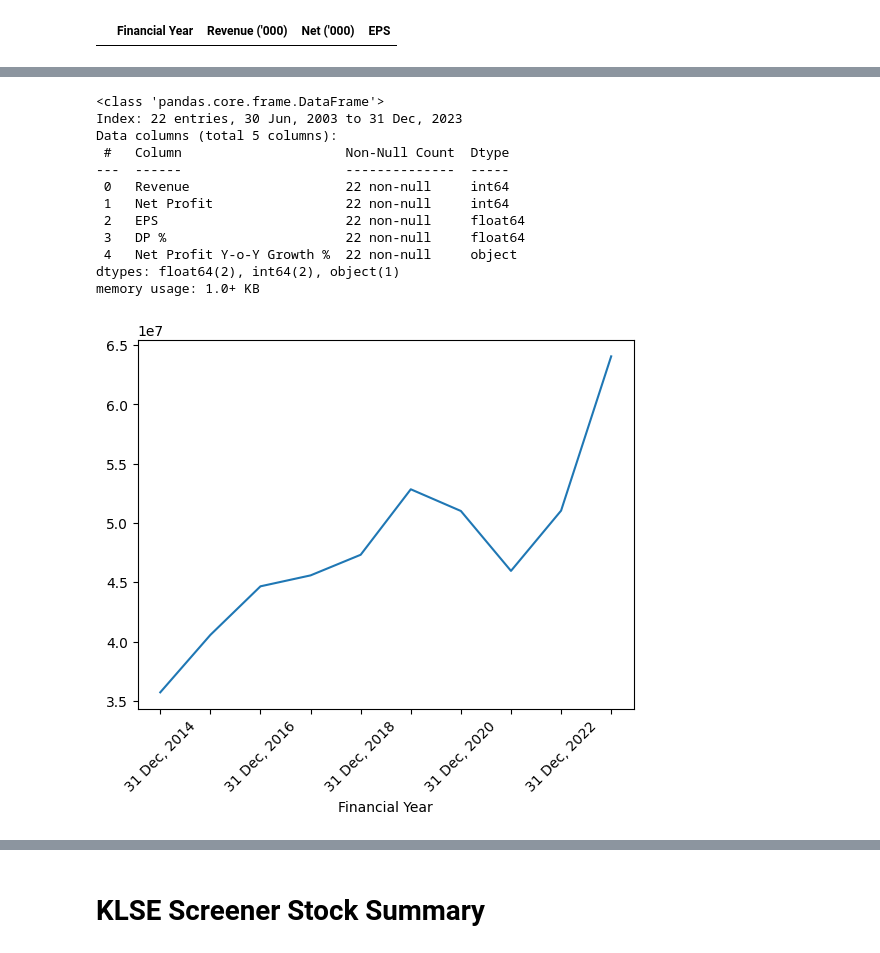
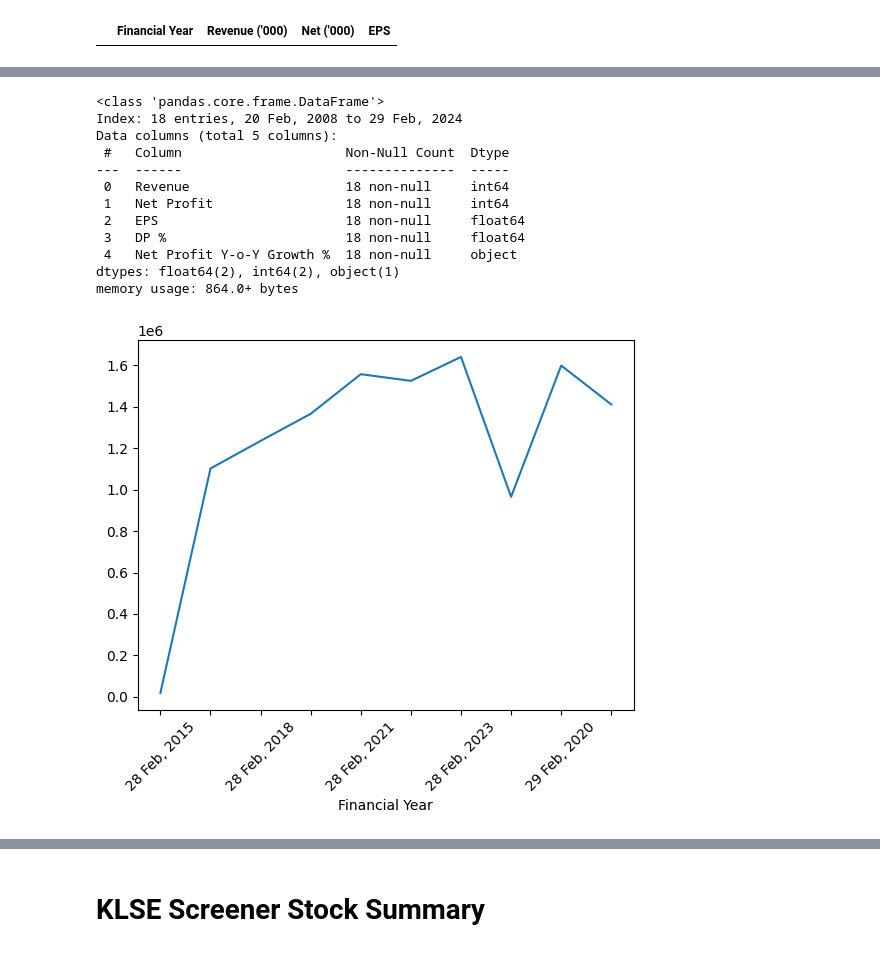
Before and after one commit to yeesem/Web-Scraping, a Jupyter notebook: Web_Scraping_KLSE_SCREENER.ipynb, the cells around one changed output, grey strips where cells are left out. Cells and saved outputs as stored; diff of their text form; code cells hidden in the pictures.

```diff
--- a/Web_Scraping_KLSE_SCREENER.ipynb
+++ b/Web_Scraping_KLSE_SCREENER.ipynb
@@ -18,7 +18,7 @@ headers = {
     "User-Agent": "Mozilla/5.0 (X11; Ubuntu; Linux x86_64; rv:109.0) Gecko/20100101 Firefox/117.0"
 }
 
-symbol = "1155"
+symbol = "5139"
 url = "https://www.klsescreener.com/v2/stocks/view/" + symbol
 page = requests.get(url, headers=headers)
 html = page.content
@@ -312,5 +311,7 @@ memory usage: 1.0+ KB
 # %%
-df.replace("%",np.nan)
+df.replace("%",np.nan,inplace = True)
+
+df
 # %% [output]
 |  | Revenue | Net Profit | EPS | DP % | Net Profit Y-o-Y Growth % |
 | Financial Year |  |  |  |  |  |
@@ -333,33 +334,36 @@ df.replace("%",np.nan)
 # %%
 columns = df.columns
-for i in range(len(df.columns)-1):
-  if type(df[columns]) == str:
+for i in range(len(columns)-2):
       if df[columns[i]].str.contains(',').any():
-        df[df.columns[i]] = df[df.columns[i]].str.replace(",","").astype(int)
+        df[columns[i]] = df[columns[i]].str.replace(",","").astype(int)
       elif df[columns[i]].str.contains("\.").any():
         df[columns[i]] = df[columns[i]].astype(float)
 
+# df['Revenue'] = df['Revenue'].str.replace(',','').astype(int)
+# df['Net Profit'] = df['Net Profit'].str.replace(',','').astype(int)
+
 df.info()
 # %% [output]
 <class 'pandas.core.frame.DataFrame'>
-Index: 22 entries, 30 Jun, 2003 to 31 Dec, 2023
+Index: 18 entries, 20 Feb, 2008 to 29 Feb, 2024
 Data columns (total 5 columns):
  #   Column                     Non-Null Count  Dtype
 ---  ------                     --------------  -----
- 0   Revenue                    22 non-null     int64
- 1   Net Profit                 22 non-null     int64
- 2   EPS                        22 non-null     float64
- 3   DP %                       22 non-null     float64
- 4   Net Profit Y-o-Y Growth %  22 non-null     object
+ 0   Revenue                    18 non-null     int64
+ 1   Net Profit                 18 non-null     int64
+ 2   EPS                        18 non-null     float64
+ 3   DP %                       18 non-null     float64
+ 4   Net Profit Y-o-Y Growth %  18 non-null     object
 dtypes: float64(2), int64(2), object(1)
-memory usage: 1.0+ KB
+memory usage: 864.0+ bytes
 # %%
+columns = df.columns
 ax = df[columns[0]][-10:].plot()
 ax.set_xticklabels(ax.get_xticklabels(), rotation=45)
 ax.set_xticks(range(len(df[columns[0]][-10:])))
 plt.show()
 # %% [output]
-[figure, old version]
+[figure, new version]
 # %%
 # for col in columns[:-1]:
 #    ax = df[col][-10:].plot(color = 'brown',figsize = (12,4))
```
Also changed, not shown: parts of 35 cells of this notebook.
